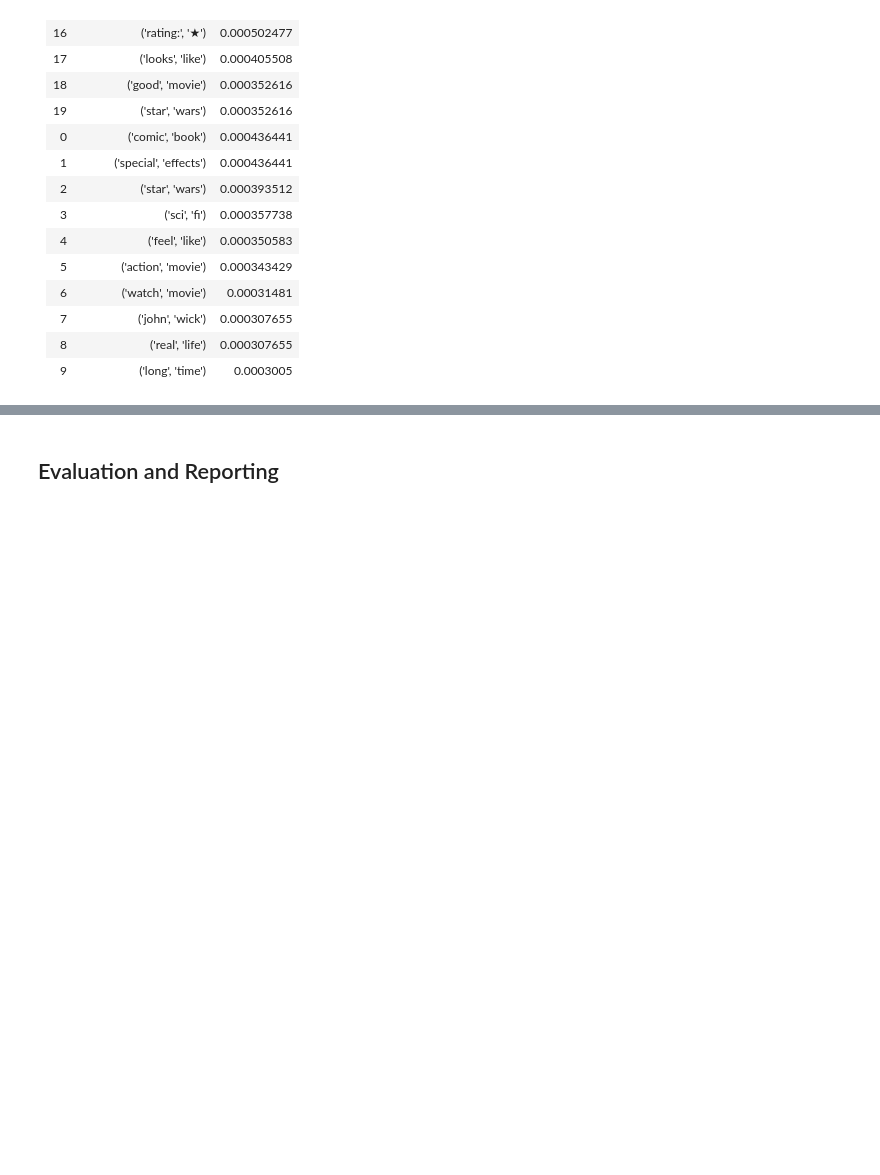
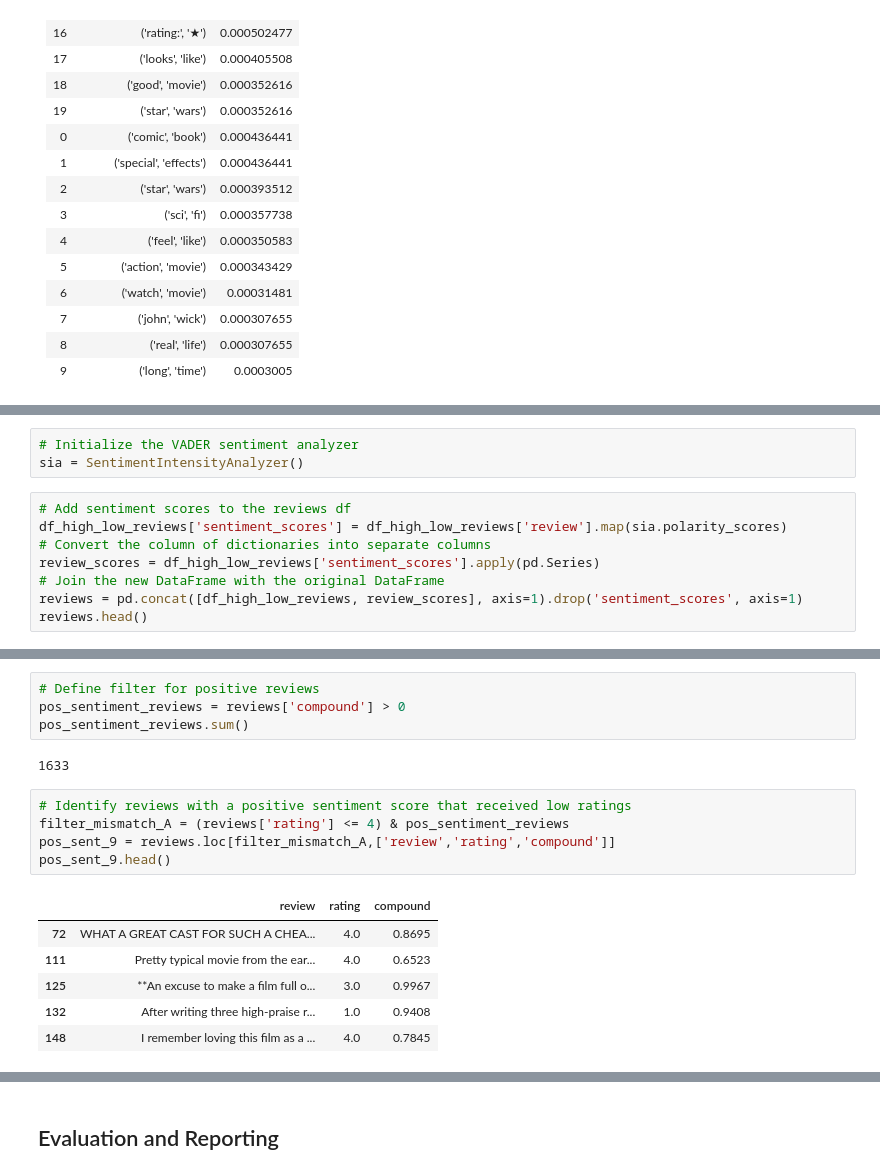
Before and after one commit to IndiaTJohnson/TMDB_Movie_Analysis, a Jupyter notebook: Project 2-Part 5.ipynb, the cells around one changed output, grey strips where cells are left out. Saved outputs shown, nothing was run; the diff lists cells and outputs as text; blank space fills up the shorter version.

```diff
--- a/Project 2-Part 5.ipynb
+++ b/Project 2-Part 5.ipynb
@@ -473,0 +511,11 @@ print(ngram_table)
+# %%
+# Initialize the VADER sentiment analyzer
+sia = SentimentIntensityAnalyzer()
+# %%
+# Add sentiment scores to the reviews df
+df_high_low_reviews['sentiment_scores'] = df_high_low_reviews['review'].map(sia.polarity_scores)
+# Convert the column of dictionaries into separate columns
+review_scores = df_high_low_reviews['sentiment_scores'].apply(pd.Series)
+# Join the new DataFrame with the original DataFrame
+reviews = pd.concat([df_high_low_reviews, review_scores], axis=1).drop('sentiment_scores', axis=1)
+reviews.head()
@@ -473,0 +529,18 @@ print(ngram_table)
+# %%
+# Define filter for positive reviews
+pos_sentiment_reviews = reviews['compound'] > 0
+pos_sentiment_reviews.sum()
+# %% [output]
+1633
+# %%
+# Identify reviews with a positive sentiment score that received low ratings
+filter_mismatch_A = (reviews['rating'] <= 4) & pos_sentiment_reviews
+pos_sent_9 = reviews.loc[filter_mismatch_A,['review','rating','compound']]
+pos_sent_9.head()
+# %% [output]
+|  | review | rating | compound |
+| 72 | WHAT A GREAT CAST FOR SUCH A CHEA... | 4.0 | 0.8695 |
+| 111 | Pretty typical movie from the ear... | 4.0 | 0.6523 |
+| 125 | **An excuse to make a film full o... | 3.0 | 0.9967 |
+| 132 | After writing three high-praise r... | 1.0 | 0.9408 |
+| 148 | I remember loving this film as a ... | 4.0 | 0.7845 |
```
Also changed, not shown: parts of 9 cells of this notebook, 3 other files.
